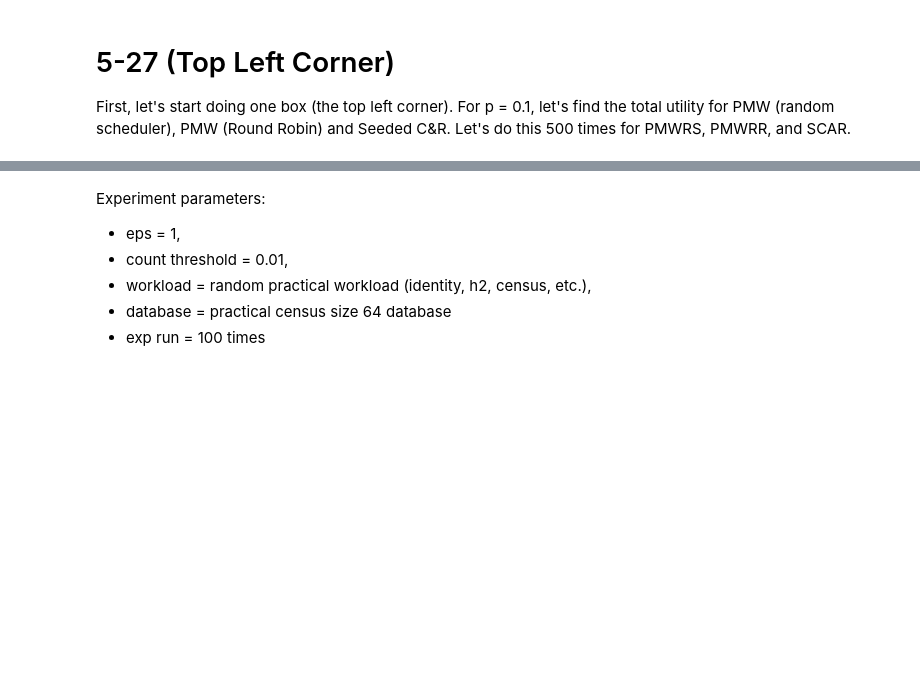
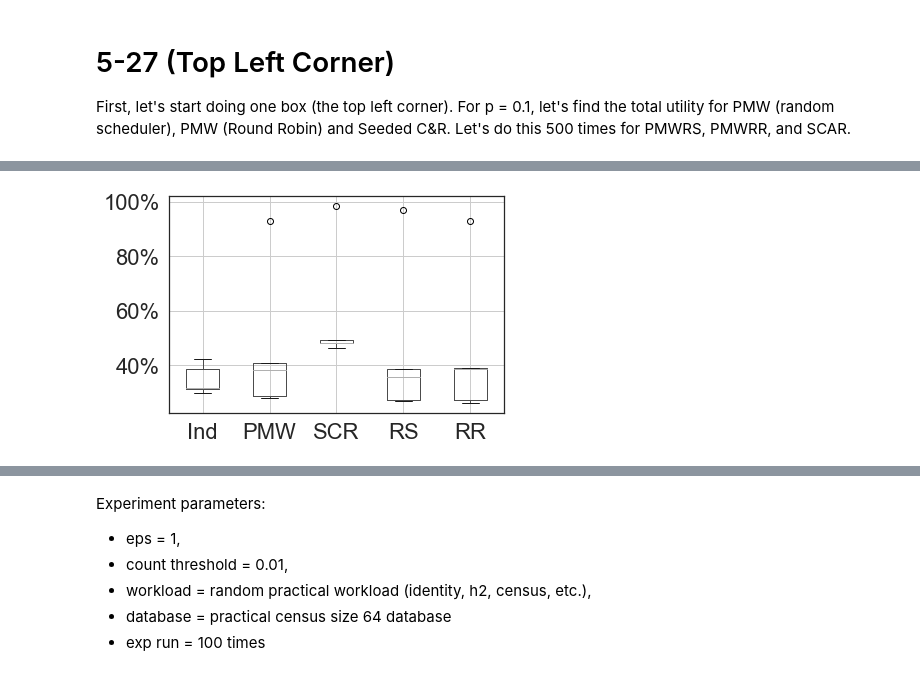
Before and after one commit to yikai-wu/Multi-Analyst-DP, a Jupyter notebook: src/online/VLDB Experiments.ipynb, the cells around one changed output, grey strips where cells are left out. Drawn from its saved outputs; the diff is of its cells as text; code cells hidden in the pictures; blank space fills up the shorter version.

```diff
--- a/src/online/VLDB Experiments.ipynb
+++ b/src/online/VLDB Experiments.ipynb
@@ -870,0 +857,10 @@ plt.savefig(artifactspath + '0.9acc.pdf', bbox_inches='tight')
+# %%
+test_data_2 = test_data.iloc[:,5:10]
+test_data_2.columns = test_data_2.columns.str.rstrip("0.5")
+ax = test_data_2.boxplot()
+#plt.title('Alice gets her queries \nanswered with p = 0.5')
+#plt.ylabel('Queries Answered')
+ax.yaxis.set_major_formatter(mtick.PercentFormatter())
+plt.savefig(artifactspath + '0.5acc.pdf', bbox_inches='tight')
+# %% [output]
+[figure, added]
```
Also changed, not shown: parts of 21 cells of this notebook.
